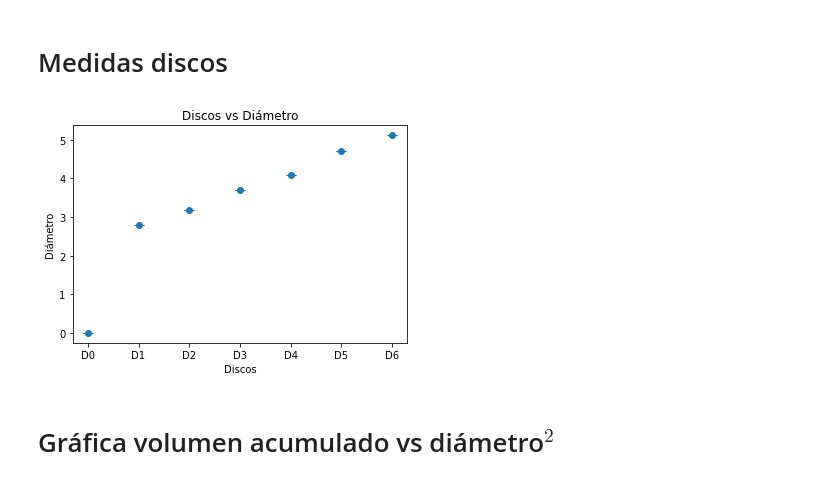
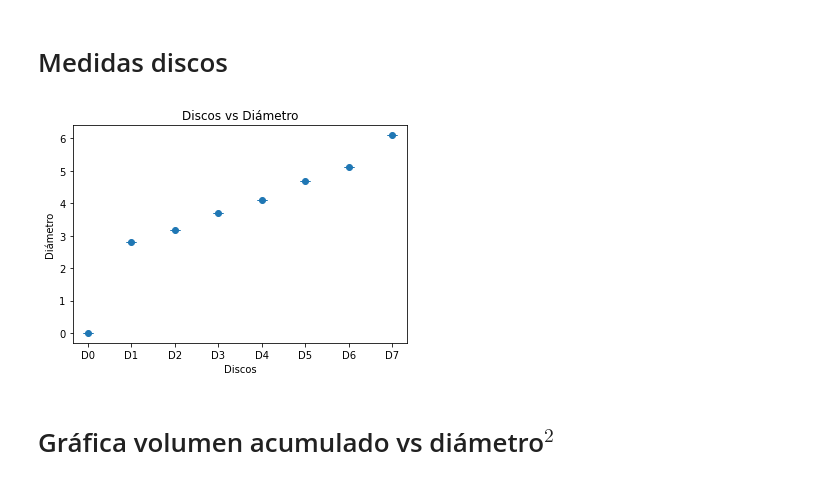
Before and after one commit to And2300/Trash, a Jupyter notebook: Experimento3.ipynb, the cells around one changed output. Cells and saved outputs as stored; diff of their text form; code cells hidden in the pictures.

```diff
--- a/Experimento3.ipynb
+++ b/Experimento3.ipynb
@@ -157,7 +168,7 @@ discoD6 = [5.12]#[5.115,5.000,5.064,4.932,5.056]
 discoD7 = [6.1]#[5.8,6.2]
 discoD8 = [6.91]#[7.1,6.9]
 
-discos = [0,discoD1,discoD2,discoD3,discoD4,discoD5,discoD6]
+discos = [0,discoD1,discoD2,discoD3,discoD4,discoD5,discoD6,discoD7]
           #discoD7,discoD8]
 # %%
 mediasDisco = []
@@ -167,19 +178,19 @@ for disco in discos:
     mediasDisco.append(dmeand)
     desviacionesDisco.append(dstdd)
 # %%
-x_values = ['D{}'.format(i) for i in range(7)]
+x_values = ['D{}'.format(i) for i in range(8)]
 
 fig, ax = plt.subplots()
 ax.errorbar(x_values, mediasDisco, yerr=desviacionesDisco, fmt='o', capsize=5)
 
 #ax.set_ylim(0, 2)
 ax.set_xlabel('Discos')
 ax.set_ylabel('Diámetro')
 ax.set_title('Discos vs Diámetro')
 
 plt.show()
 # %% [output]
-[figure, old version]
+[figure, new version]
 # %% [markdown]
 # Gráfica volumen acumulado vs diámetro$^2$
 # %%
```
Also changed, not shown: parts of 14 cells of this notebook.
